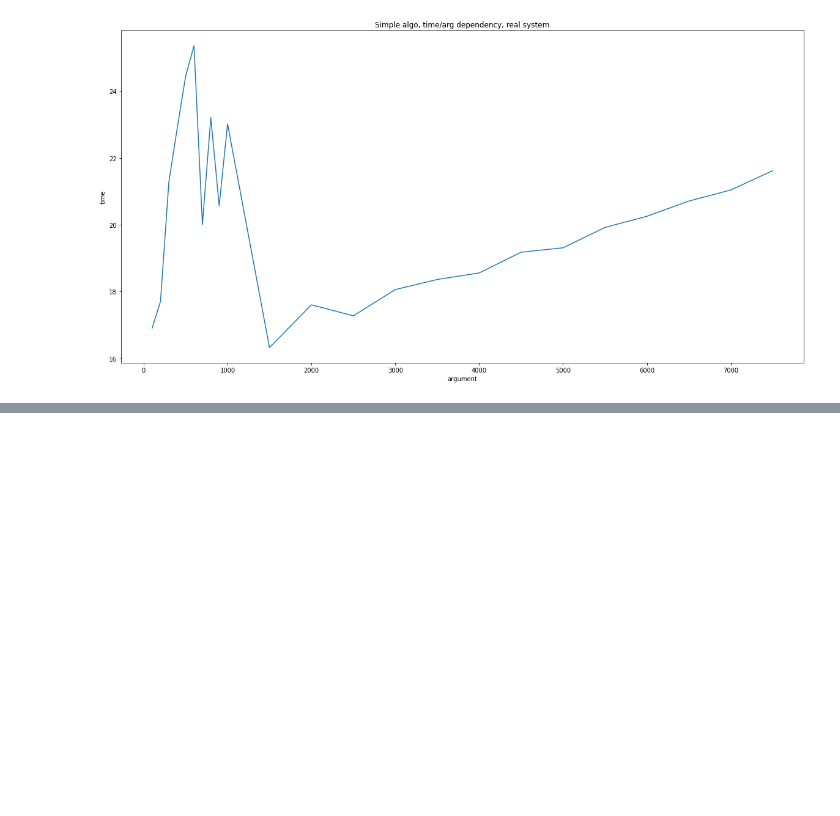
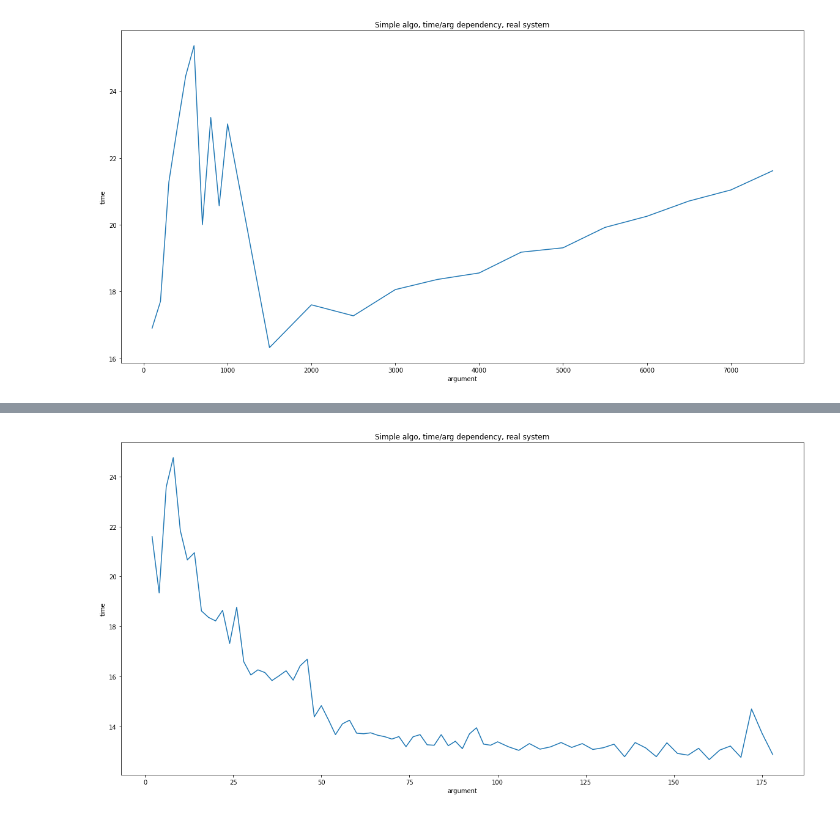
Before and after one commit to amonin7/knapsack_solution, a Jupyter notebook: Visualization.ipynb, the cells around one changed output, grey strips where cells are left out. Drawn from its saved outputs; the diff is of its cells as text; code cells hidden in the pictures; blank space fills up the shorter version.

```diff
--- a/Visualization.ipynb
+++ b/Visualization.ipynb
@@ -657,0 +663,5 @@ plot_best_arg_founding(df)
+# %%
+df = pd.read_csv('experimental_data/argtime-ls-26.csv', names=['time', 'arg', 'items'])
+plot_best_arg_founding(df)
+# %% [output]
+[figure, added]
```
Also changed, not shown: parts of 2 cells of this notebook, 1 other file.
